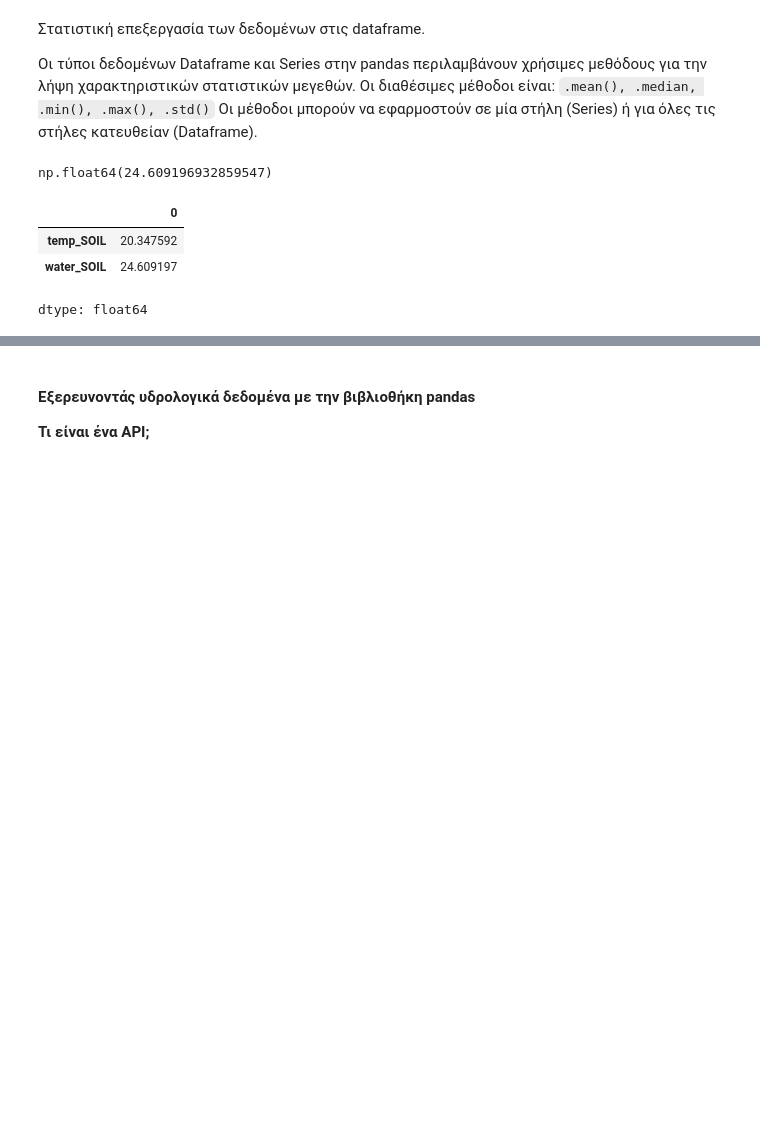
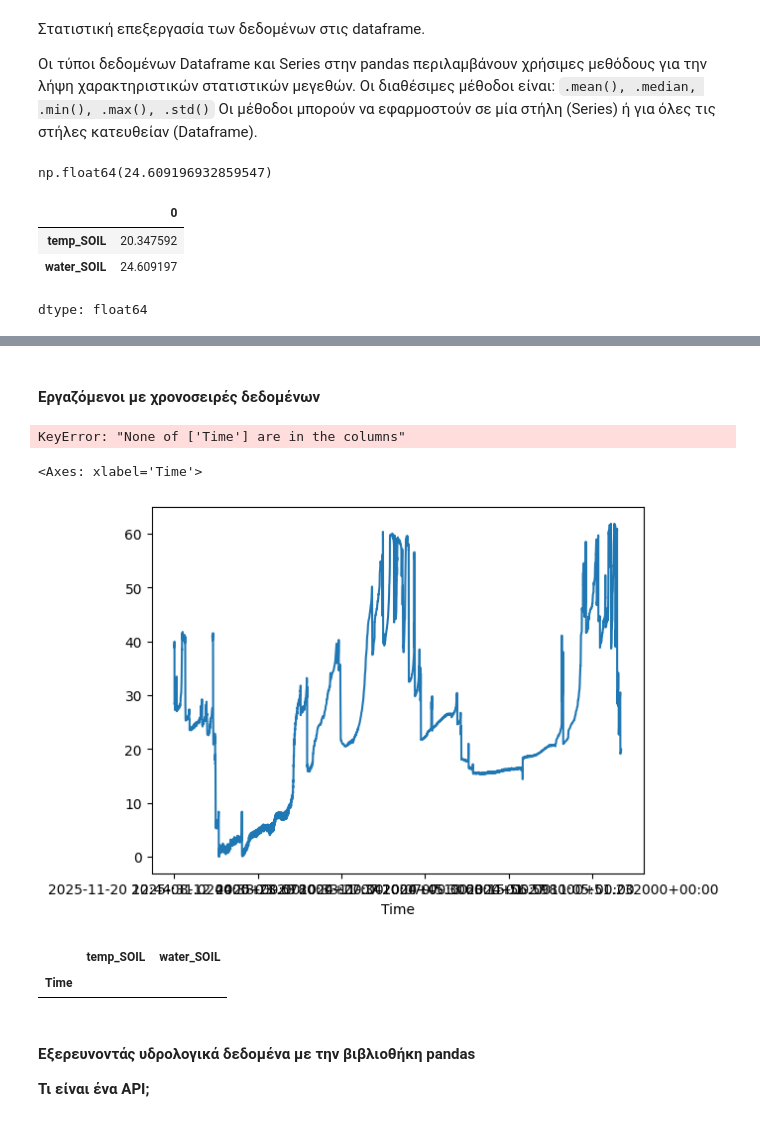
Before and after one commit to efthymios19/MIRC_EcosystemApproach_MountainousRegion, a Jupyter notebook: Notebooks/Εισαγωγή_στην_Python.ipynb, the cells around one changed output, grey strips where cells are left out. Cells and saved outputs as stored; diff of their text form; code cells hidden in the pictures; blank space fills up the shorter version.

```diff
--- a/Notebooks/Εισαγωγή_στην_Python.ipynb
+++ b/Notebooks/Εισαγωγή_στην_Python.ipynb
@@ -562,0 +687,5 @@ dtype: float64
+# %%
+df=df.sort_values(by="Time") # ανανεώνουμε την dataframe ταξινομώντας τις τιμές μας από τη
+# παλιότερη στην νεότερη χρονική στιγμή
+
+df.head(10)
@@ -563,3 +704,21 @@ dtype: float64
+# %% [markdown]
+#### Εργαζόμενοι με χρονοσειρές δεδομένων
+# %%
+# Set DATE as index
+df = df.set_index("Time")
+df.tail(2)
+# %% [output]
+KeyError: "None of ['Time'] are in the columns"
+# %%
+df['water_SOIL'].plot()
+# %% [output]
+<Axes: xlabel='Time'>
+[figure, added]
+# %%
+df.loc["2023-12-01":"2024-12-01"]
+# %% [output]
+|  | temp_SOIL | water_SOIL |
+| Time |  |  |
 # %% [markdown]
 #### Εξερευνoντάς υδρολογικά δεδομένα με την βιβλιοθήκη pandas
 
```
Also changed, not shown: parts of 13 cells of this notebook.
